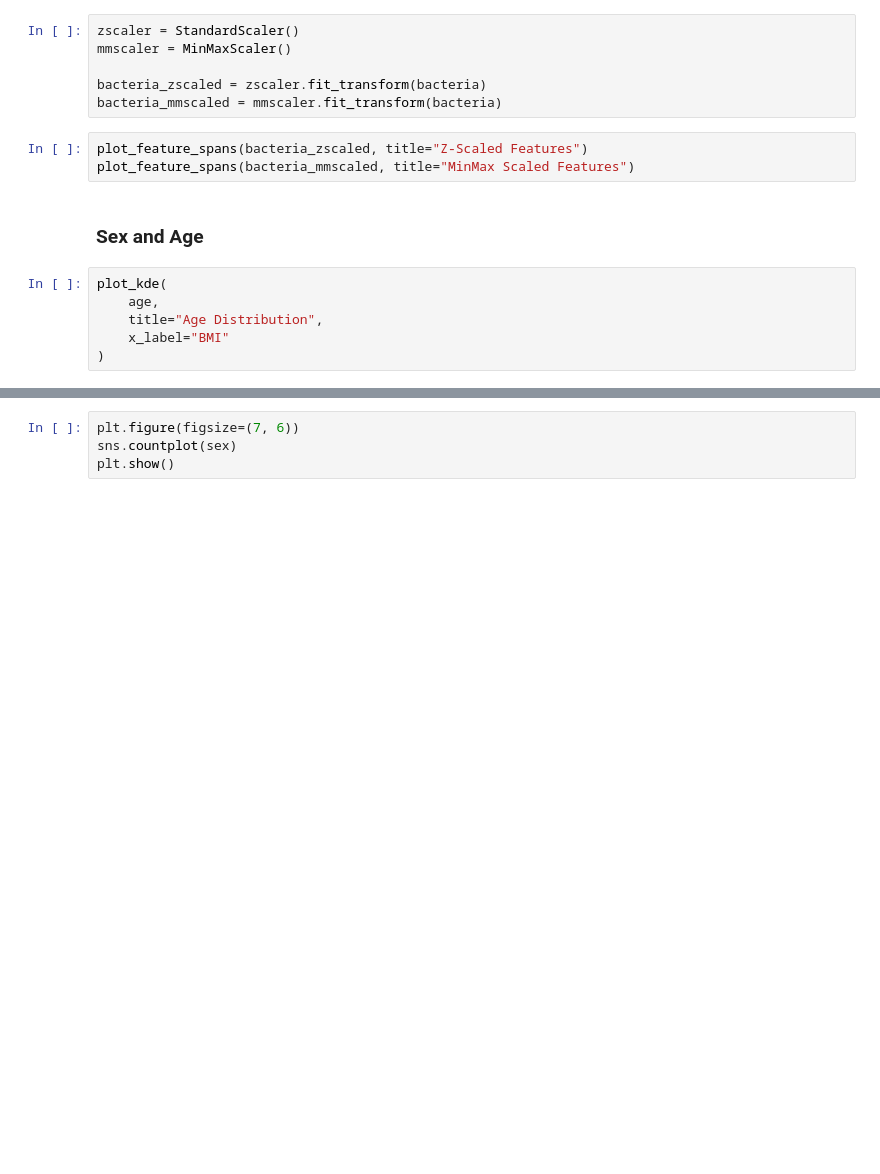
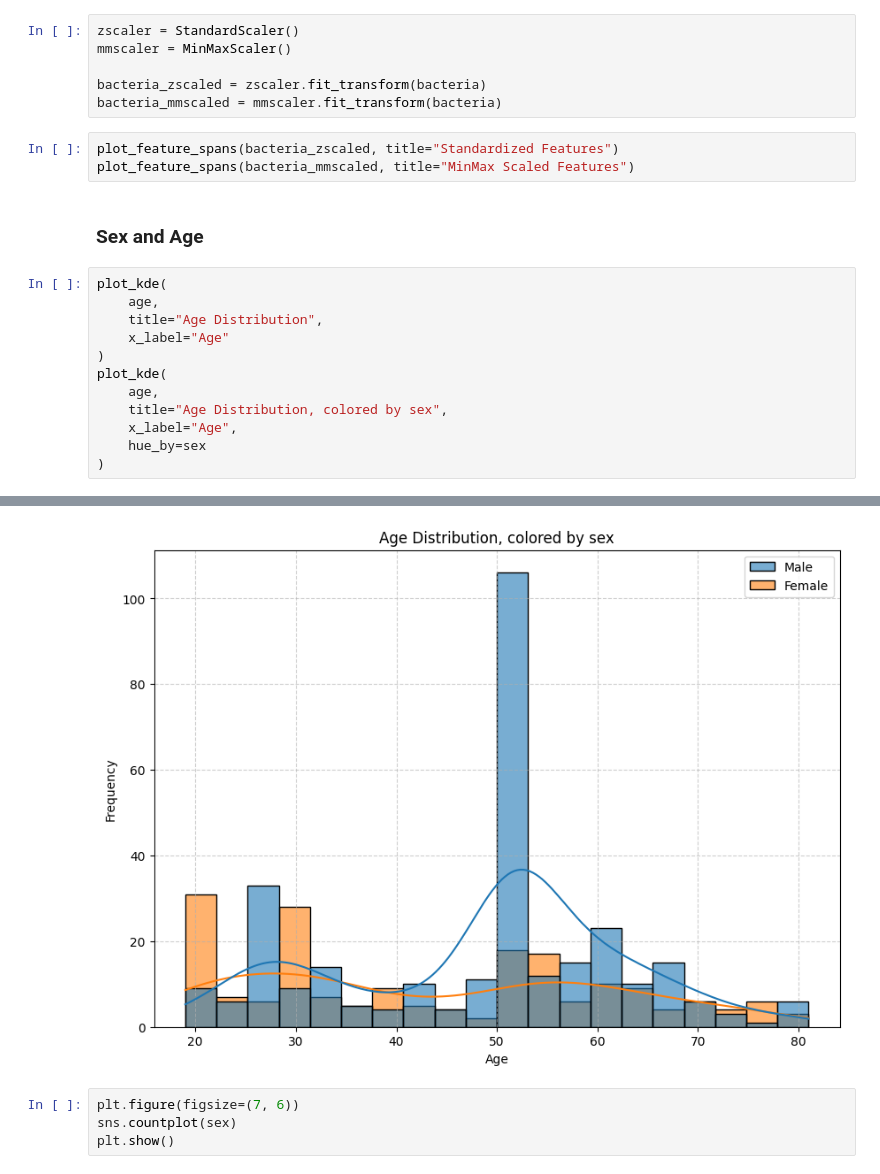
Before and after one commit to KonsKons26/mlcb-a1, a Jupyter notebook: notebooks/data_overview.ipynb, the cells around one changed output, grey strips where cells are left out. Drawn from its saved outputs; the diff is of its cells as text; blank space fills up the shorter version.

```diff
--- a/notebooks/data_overview.ipynb
+++ b/notebooks/data_overview.ipynb
@@ -114,18 +139,25 @@ mmscaler = MinMaxScaler()
 bacteria_zscaled = zscaler.fit_transform(bacteria)
 bacteria_mmscaled = mmscaler.fit_transform(bacteria)
 # %%
-plot_feature_spans(bacteria_zscaled, title="Z-Scaled Features")
+plot_feature_spans(bacteria_zscaled, title="Standardized Features")
 plot_feature_spans(bacteria_mmscaled, title="MinMax Scaled Features")
 # %% [markdown]
 ### Sex and Age
 # %%
 plot_kde(
     age,
     title="Age Distribution",
-    x_label="BMI"
+    x_label="Age"
 )
+plot_kde(
+    age,
+    title="Age Distribution, colored by sex",
+    x_label="Age",
+    hue_by=sex
+)
 # %% [output]
 [figure]
+[figure, added]
 # %%
 plt.figure(figsize=(7, 6))
 sns.countplot(sex)
```
Also changed, not shown: parts of 14 cells of this notebook, 1 other file.
